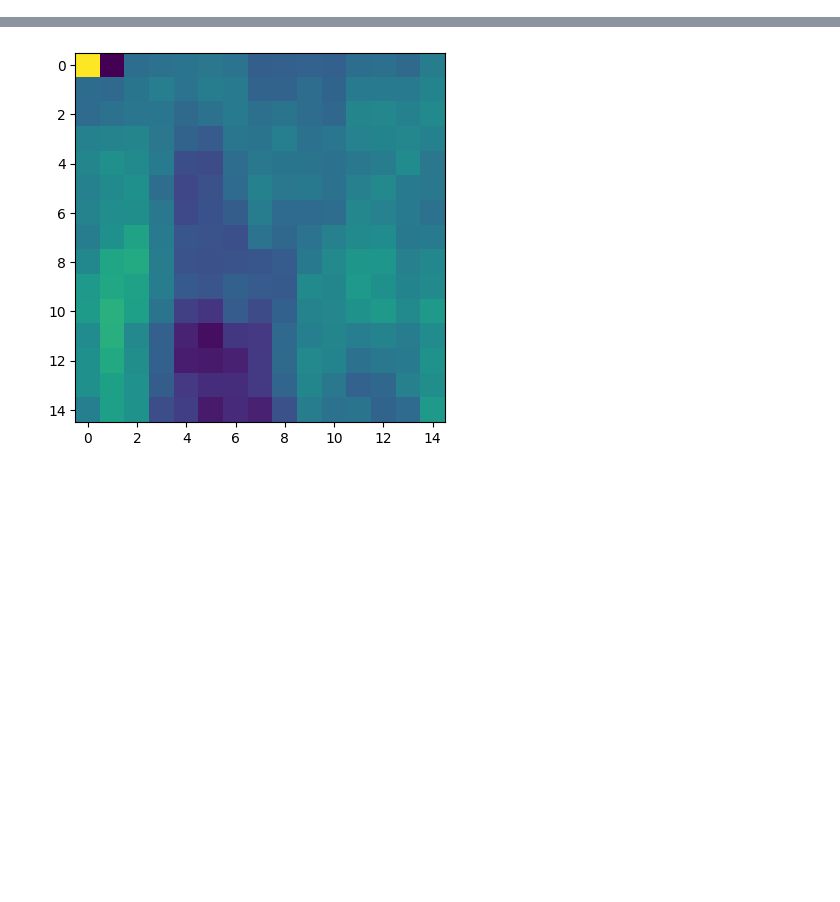
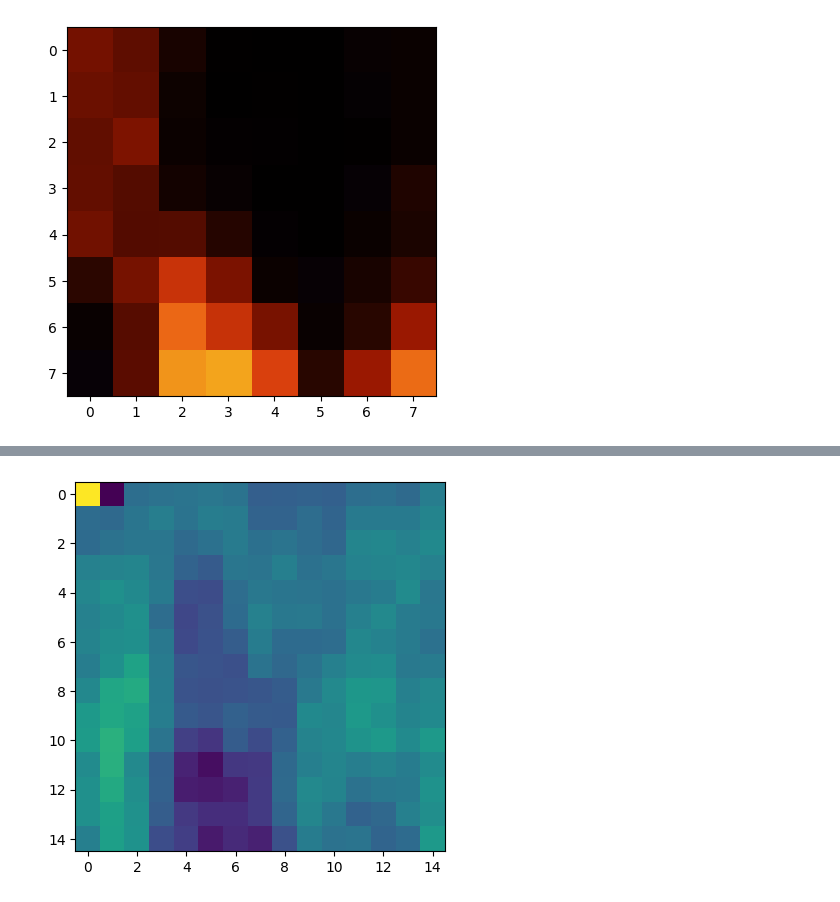
Before and after one commit to peinador/fireplace, a Jupyter notebook: fireplace/lights/noise.ipynb, the cells around one changed output, grey strips where cells are left out. Cells and saved outputs as stored; diff of their text form; code cells hidden in the pictures; blank space fills up the shorter version.

```diff
--- a/fireplace/lights/noise.ipynb
+++ b/fireplace/lights/noise.ipynb
@@ -0,0 +21,38 @@
+# %%
+from collections import deque
+from fireplace.lights.noise import quadratic_mask
+from utils import ColorMap, hex_to_rgb
+import numpy as np
+
+# https://coolors.co/260c02-482d45-542c0b-a95404-d46d2a-f6a362-fdf37d
+HEX_PALETTE = ["260c02", "482d45", "542c0b", "a95404", "d46d2a", "f6a362", "fdf37d"]
+rgb_palette = [hex_to_rgb(color) for color in HEX_PALETTE]
+
+colormap = ColorMap(rgb_palette)
+
+test_mask = quadratic_mask(screen_size, 0.6, 1.2).T
+# %%
+#%%time
+
+window = screen_size[1]
+max_step = noise.shape[0]-window
+step = 0
+for i in range(100):
+    if step < max_step:
+        screen = noise[step:(step+window)]
+    else:
+        step = 0
+        noise = noise_back
+        max_step = noise.shape[0]-window
+        noise_back = load_noise(noise_files_dir)
+        screen = noise[step:(step+window)]
+    step+=1
+    image = screen*test_mask
+    image = colormap(image)
+    # show
+    plt.imshow(image)
+    plt.show()  # show the plot
+    sleep(0.00)  # pause for a second
+    clear_output(wait=True)  # clear the output for the next loop
+# %% [output]
+[figure, added]
```
Also changed, not shown: parts of 7 cells of this notebook, 10 other files.
